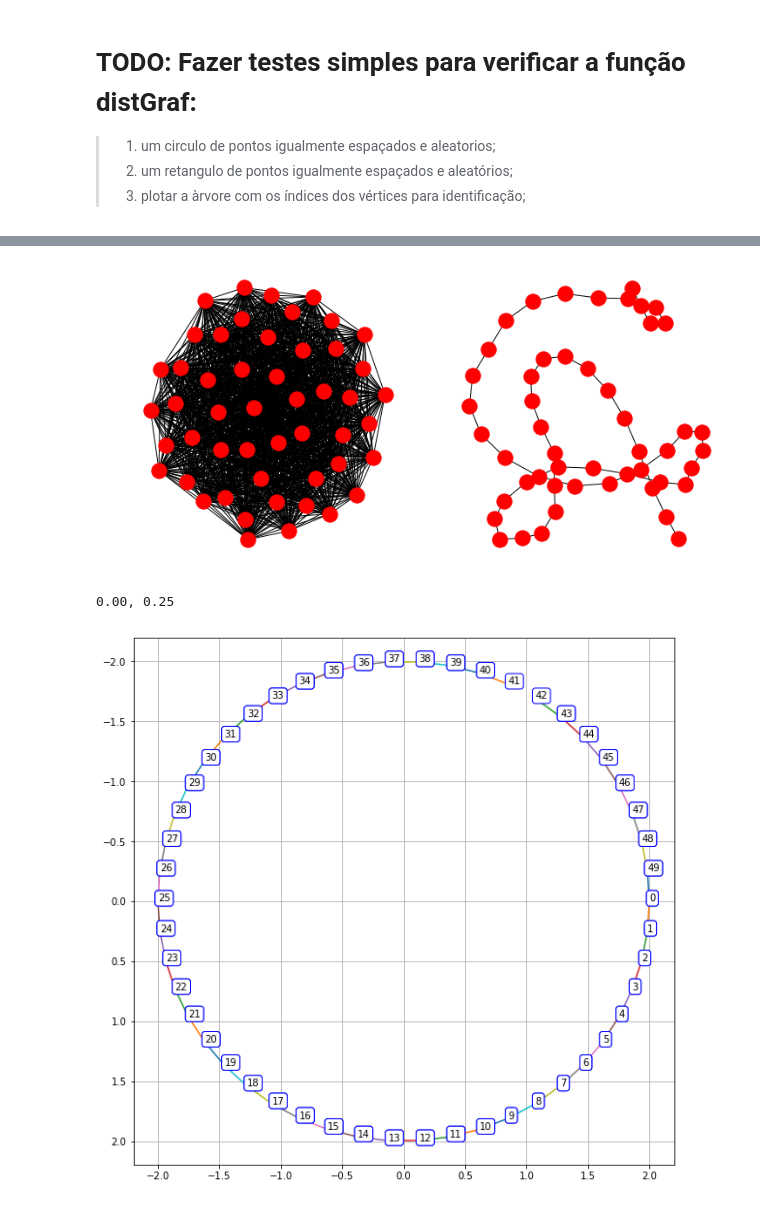
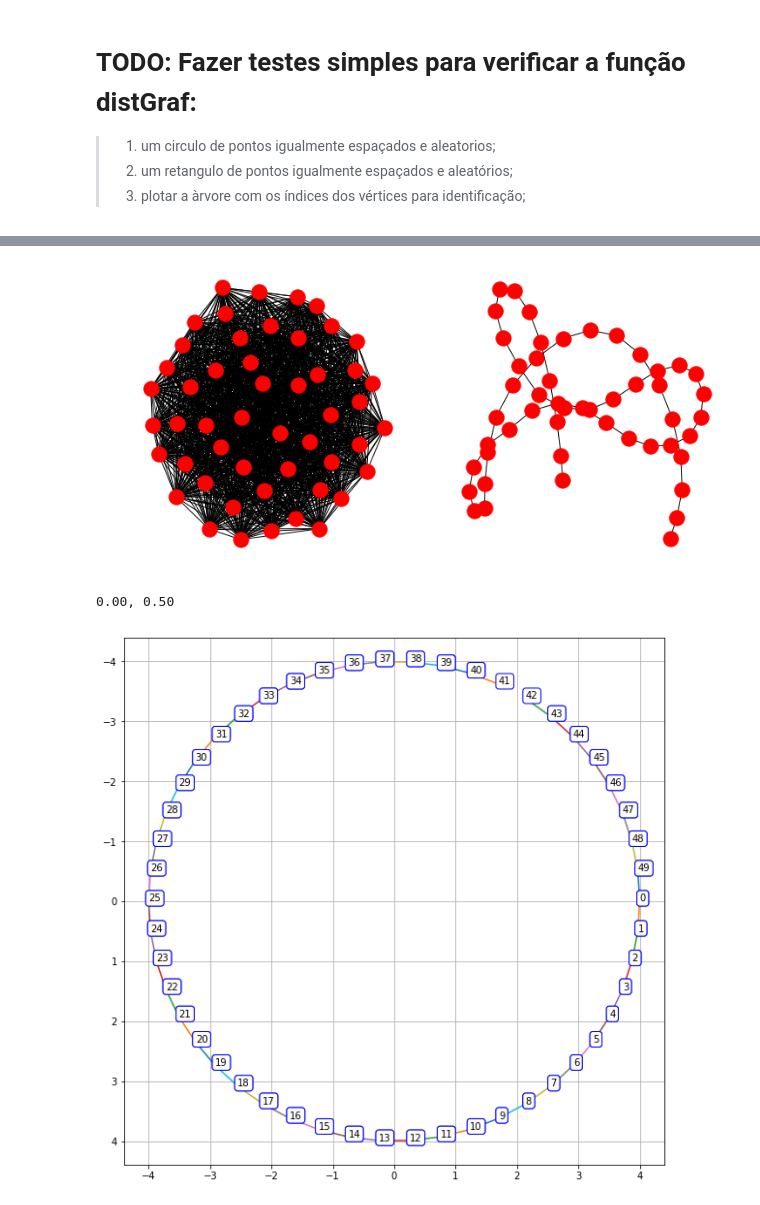
Before and after one commit to EdsonAlonso/EstagioCurricular, a Jupyter notebook: Test_graph.ipynb, the cells around one changed output, grey strips where cells are left out. Saved outputs shown, nothing was run; the diff lists cells and outputs as text; code cells hidden in the pictures.

```diff
--- a/Test_graph.ipynb
+++ b/Test_graph.ipynb
@@ -163,12 +176,12 @@ plt.grid()
 plt.savefig('L2dist.pdf')
 plt.show()
 # %%
-r = 2.0
+i = 1j
+r = 4.0
+theta = np.linspace(0,2*np.pi,50,endpoint=False)
+circle = r*np.exp(i*theta)
 node = np.arange(0,51)
-theta = np.linspace(0,2*np.pi,50,endpoint=False)
-xc = r*np.cos(theta)
-yc = r*np.sin(theta)
-plt.plot(xc,yc)
+plt.plot(circle.real,circle.imag)
 plt.grid()
 plt.show()
 # %% [output]
@@ -176,9 +189,8 @@ plt.show()
 # %%
 Sc = nx.Graph()
 for i in range(50):
-    #Sc.add_node(i ,pos=(L[0][i],L[1][i]))
-    for j in range(50):
-        Sc.add_edge(i,j,weight=l2dist(xc,yc)[i][j])
+    for j in range(i,50):
+        Sc.add_edge(i,j,weight=l2dist(circle.real,circle.imag)[i][j])
 TSc = nx.minimum_spanning_tree(Sc)
 # %%
 plt.figure(figsize=(12,6))
@@ -188,28 +200,28 @@ plt.subplot(122)
 nx.draw(TSc)
 plt.show()
 # %% [output]
-[figure, old version]
+[figure, new version]
 # %%
 #Calculating the phi funtcion and the mean
 phic, dmstc = distgraph(TSc)
-print(f'{phic:.2f}, {dmstc:.2f}') #this makes sense since the average is close enough to every point
+print(f'{phic:.2f}, {dmstc:.2f}')
 # %% [output]
-0.00, 0.25
+0.00, 0.50
 # %%
 ### Plot da Arvore Minima em coordenadas 2D:
 plt.figure( figsize=(10,10), facecolor='w' )
 bbox_props = dict(boxstyle="round,pad=0.3", fc="white", ec="b", lw=1)
 c = 0
 for (i, j, d) in TSc.edges.data('weight'):
-    xct = [ xc[i], xc[j] ]
-    yct = [ yc[i], yc[j] ]
-    plt.annotate( int(node[i]), xy=(xc[i],yc[i]) , bbox=bbox_props)
-    plt.annotate( int(node[j]), xy=(xc[j],yc[j]) , bbox=bbox_props)
+    xct = [ circle.real[i], circle.real[j] ]
+    yct = [ circle.imag[i], circle.imag[j] ]
+    plt.annotate( int(node[i]), xy=(circle.real[i],circle.imag[i]) , bbox=bbox_props)
+    plt.annotate( int(node[j]), xy=(circle.real[j],circle.imag[j]) , bbox=bbox_props)
     plt.plot(xct,yct,'.-')
 plt.grid()
-p1 = plt.plot(xc, yc, 'ko', marker='o' )
+p1 = plt.plot(circle.real, circle.imag, 'ko', marker='o' )
 plt.gca().invert_yaxis()
 #plt.savefig('L2dist.pdf')
 plt.show()
 # %% [output]
-[figure, old version]
+[figure, new version]
```
Also changed, not shown: parts of 15 cells of this notebook.
